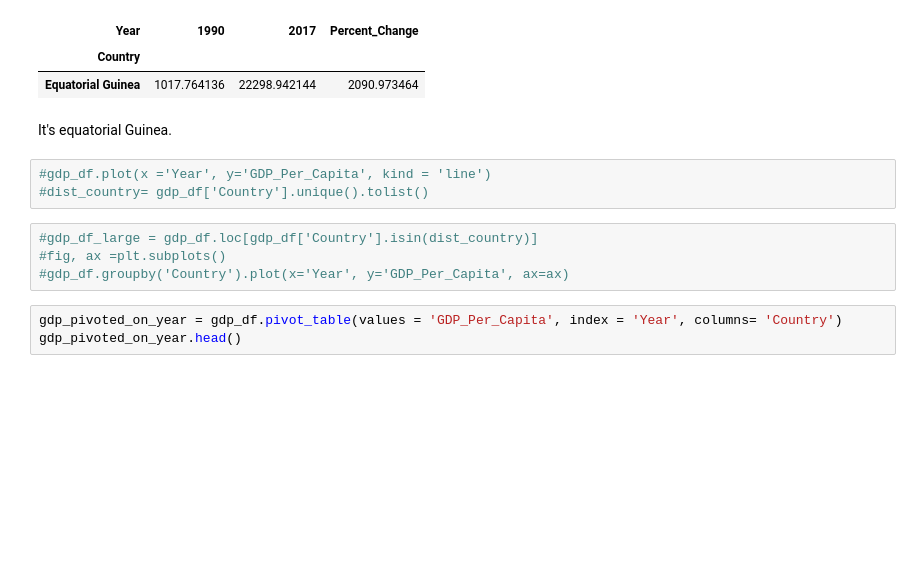
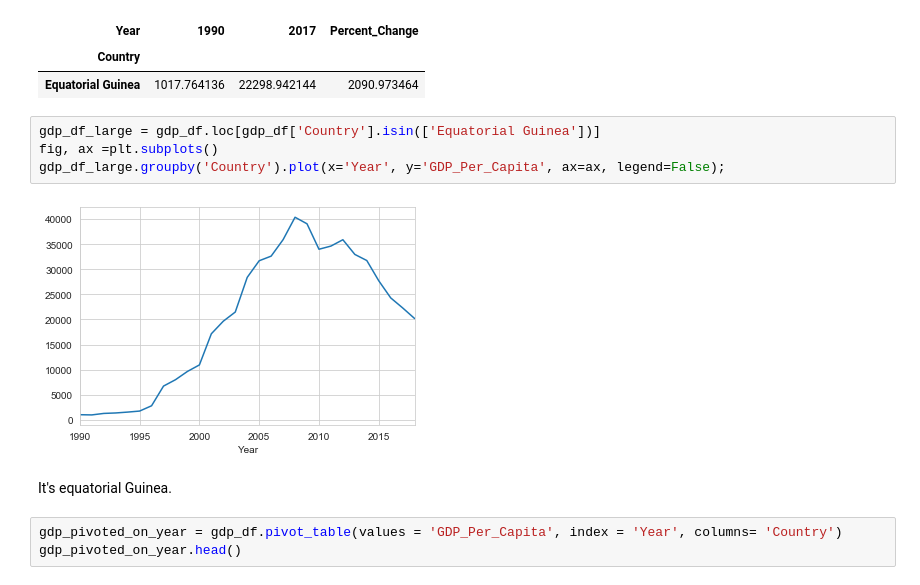
Before and after one commit to nss-data-science-cohort-4/dq1-undata-AmyLG, a Jupyter notebook: notebooks/UN_Data_Exploration.ipynb, the cells around one changed output. Drawn from its saved outputs; the diff is of its cells as text; blank space fills up the shorter version.

```diff
--- a/notebooks/UN_Data_Exploration.ipynb
+++ b/notebooks/UN_Data_Exploration.ipynb
@@ -300,15 +297,14 @@ gdp_pivoted.nlargest(1, 'Percent_Change')
 | Year | 1990 | 2017 | Percent_Change |
 | Country |  |  |  |
 | Equatorial Guinea | 1017.764136 | 22298.942144 | 2090.973464 |
+# %%
+gdp_df_large = gdp_df.loc[gdp_df['Country'].isin(['Equatorial Guinea'])]
+fig, ax =plt.subplots()
+gdp_df_large.groupby('Country').plot(x='Year', y='GDP_Per_Capita', ax=ax, legend=False);
+# %% [output]
+[figure, added]
 # %% [markdown]
 It's equatorial Guinea.
-# %%
-#gdp_df.plot(x ='Year', y='GDP_Per_Capita', kind = 'line')
-#dist_country= gdp_df['Country'].unique().tolist()
-# %%
-#gdp_df_large = gdp_df.loc[gdp_df['Country'].isin(dist_country)]
-#fig, ax =plt.subplots()
-#gdp_df.groupby('Country').plot(x='Year', y='GDP_Per_Capita', ax=ax)
 # %%
 gdp_pivoted_on_year = gdp_df.pivot_table(values = 'GDP_Per_Capita', index = 'Year', columns= 'Country')
 gdp_pivoted_on_year.head()
```
Also changed, not shown: parts of 43 cells of this notebook.
